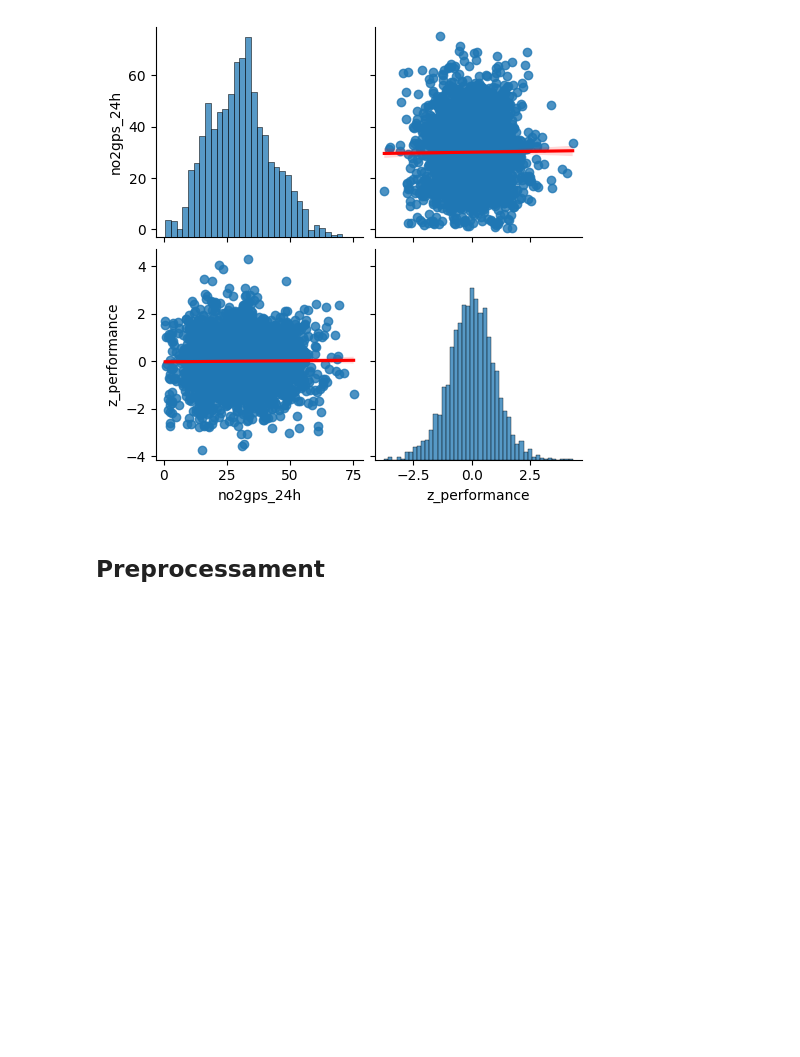
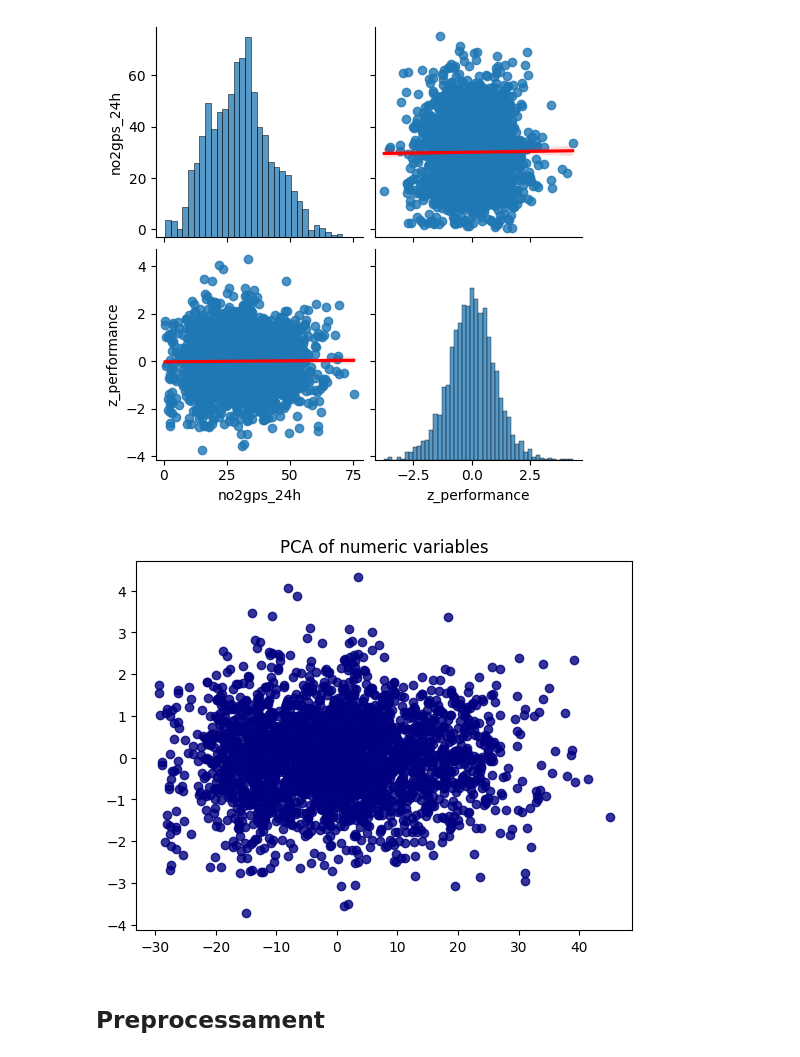
Before and after one commit to adraco007/Pollution_Health_BCN, a Jupyter notebook: practica1.ipynb, the cells around one changed output. Cells and saved outputs as stored; diff of their text form; code cells hidden in the pictures; blank space fills up the shorter version.

```diff
--- a/practica1.ipynb
+++ b/practica1.ipynb
@@ -154,5 +155,20 @@ sns.pairplot(df_numeric, kind='reg', plot_kws={'line_kws':{'color':'red'}})
 plt.show()
 # %% [output]
 [figure]
+# %%
+pca = PCA(n_components=2)
+
+no_miss = df_numeric.dropna()
+X_r = pca.fit_transform(no_miss)
+
+# Plot PCA results
+plt.figure()
+
+plt.scatter(X_r[:, 0], X_r[:, 1], color='navy', alpha=.8)
+plt.title('PCA of numeric variables')
+
+plt.show()
+# %% [output]
+[figure, added]
 # %% [markdown]
 ## Preprocessament
```
Also changed, not shown: parts of 17 cells of this notebook, 1 other file.
